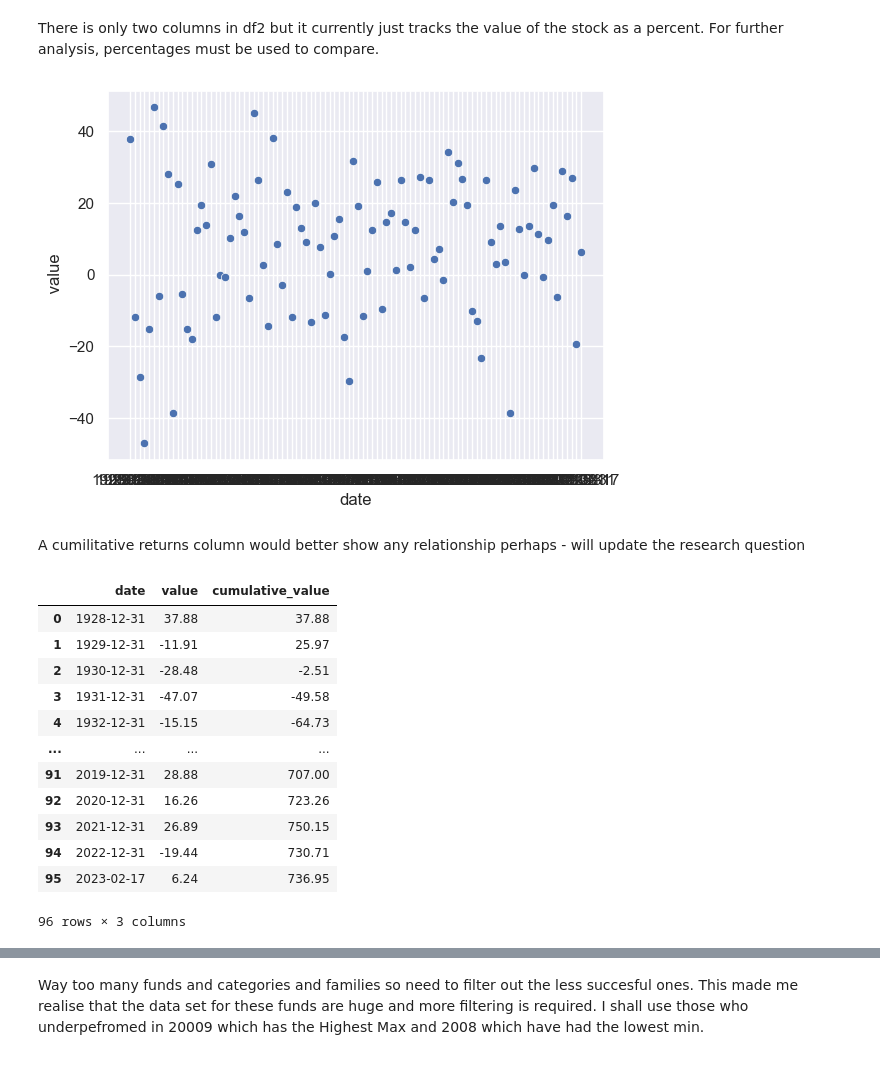
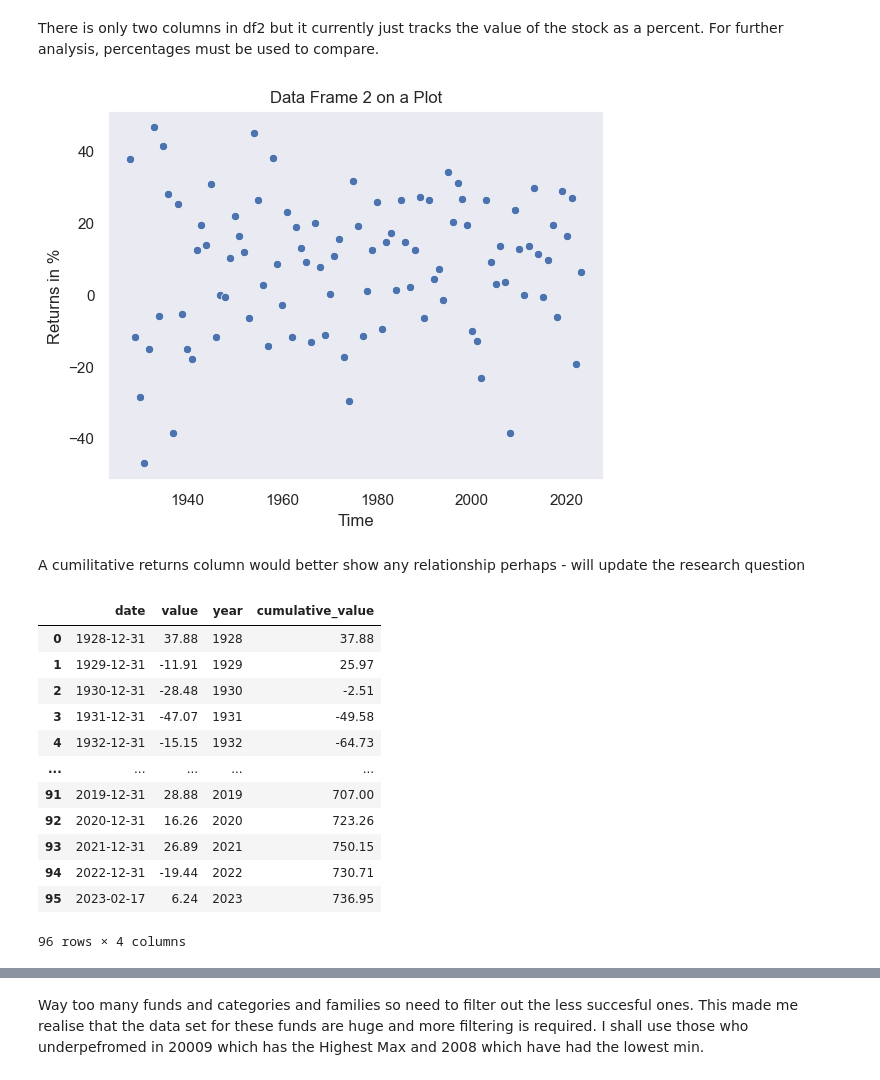
Before and after one commit to ubco-W2022T2-data301/project-group-group-57, a Jupyter notebook: analysis/analysis_Kojo_Clarke.ipynb, the cells around one changed output, grey strips where cells are left out. Saved outputs shown, nothing was run; the diff lists cells and outputs as text; code cells hidden in the pictures.

```diff
--- a/analysis/analysis_Kojo_Clarke.ipynb
+++ b/analysis/analysis_Kojo_Clarke.ipynb
@@ -117,3 +120,7 @@ df2.describe().T
 # %% [output]
 |  | count | mean | std | min | 25% | 50% | 75% | max |
 | value | 96.0 | 7.676563 | 19.076601 | -47.07 | -6.015 | 10.525 | 20.64 | 46.59 |
+# %%
+df2['date'] = pd.to_datetime(df2['date'])
+df2['year'] = df2['date'].dt.year
+df2
@@ -120,27 +141,31 @@ df2.describe().T
 # %% [markdown]
 There is only two columns in df2 but it currently just tracks the value of the stock as a percent. For further analysis, percentages must be used to compare.
 # %%
-sns.set_theme(style="darkgrid", font_scale=1)
-df2_scatter = sns.scatterplot(data=df2, x='date', y=' value')
+sns.set_theme(style="dark", font_scale=1)
+df2_scatter = sns.scatterplot(data=df2, x='year', y=' value')
+df2_scatter.set(title='Data Frame 2 on a Plot',
+                     xlabel='Time',
+                     ylabel='Returns in %')
+plt.show()
 # %% [output]
-[figure, old version]
+[figure, new version]
 # %% [markdown]
 A cumilitative returns column would better show any relationship perhaps - will update the research question
 # %%
 df2['cumulative_value'] = df2[' value'].cumsum()
 df2
 # %% [output]
-|  | date | value | cumulative_value |
-| 0 | 1928-12-31 | 37.88 | 37.88 |
-| 1 | 1929-12-31 | -11.91 | 25.97 |
-| 2 | 1930-12-31 | -28.48 | -2.51 |
-| 3 | 1931-12-31 | -47.07 | -49.58 |
-| 4 | 1932-12-31 | -15.15 | -64.73 |
-| ... | ... | ... | ... |
-| 91 | 2019-12-31 | 28.88 | 707.00 |
-| 92 | 2020-12-31 | 16.26 | 723.26 |
-| 93 | 2021-12-31 | 26.89 | 750.15 |
-| 94 | 2022-12-31 | -19.44 | 730.71 |
-| 95 | 2023-02-17 | 6.24 | 736.95 |
+|  | date | value | year | cumulative_value |
+| 0 | 1928-12-31 | 37.88 | 1928 | 37.88 |
+| 1 | 1929-12-31 | -11.91 | 1929 | 25.97 |
+| 2 | 1930-12-31 | -28.48 | 1930 | -2.51 |
+| 3 | 1931-12-31 | -47.07 | 1931 | -49.58 |
+| 4 | 1932-12-31 | -15.15 | 1932 | -64.73 |
+| ... | ... | ... | ... | ... |
+| 91 | 2019-12-31 | 28.88 | 2019 | 707.00 |
+| 92 | 2020-12-31 | 16.26 | 2020 | 723.26 |
+| 93 | 2021-12-31 | 26.89 | 2021 | 750.15 |
+| 94 | 2022-12-31 | -19.44 | 2022 | 730.71 |
+| 95 | 2023-02-17 | 6.24 | 2023 | 736.95 |
-96 rows × 3 columns
+96 rows × 4 columns
 # %%
```
Also changed, not shown: parts of 13 cells of this notebook.
